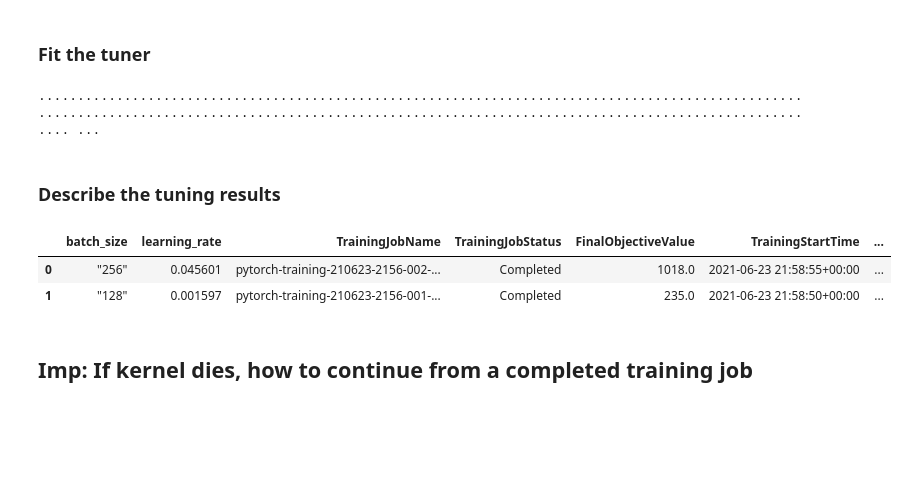
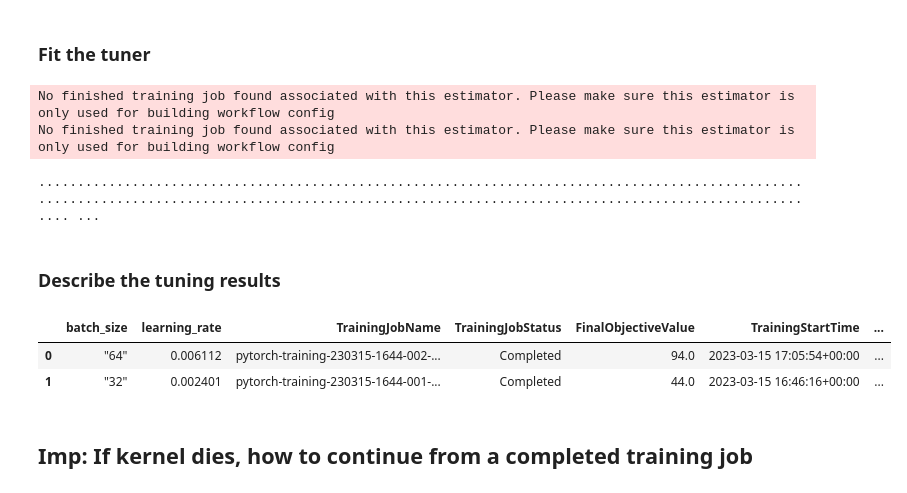
Before and after one commit to DevikaLak/Operationalizing-ML-in-AWS, a Jupyter notebook: train_and_deploy-solution.ipynb, the cells around one changed output. Saved outputs shown, nothing was run; the diff lists cells and outputs as text; code cells hidden in the pictures; blank space fills up the shorter version.

```diff
--- a/train_and_deploy-solution.ipynb
+++ b/train_and_deploy-solution.ipynb
@@ -58,25 +58,27 @@ tuner = HyperparameterTuner(
 # %% [markdown]
 <h3>Fit the tuner</h3>
 # %%
-os.environ['SM_CHANNEL_TRAINING']='s3://udacitysolution/'
-os.environ['SM_MODEL_DIR']='s3://udacitysolution/model/'
-os.environ['SM_OUTPUT_DATA_DIR']='s3://udacitysolution/output/'
-tuner.fit({"training": "s3://udacitysolution/"})
+os.environ['SM_CHANNEL_TRAINING']='s3://operationalizing-ml/'
+os.environ['SM_MODEL_DIR']='s3://operationalizing-ml/model/'
+os.environ['SM_OUTPUT_DATA_DIR']='s3://operationalizing-ml/output/'
+tuner.fit({"training": "s3://operationalizing-ml/"})
 # %% [output]
-........................................................................................................................................................................................................ ...
+No finished training job found associated with this estimator. Please make sure this estimator is only used for building workflow config
+No finished training job found associated with this estimator. Please make sure this estimator is only used for building workflow config
+........................................................................................................................................................................................................ ...
 # %% [markdown]
 <h3>Describe the tuning results</h3>
 # %%
 exp = HyperparameterTuningJobAnalytics(
-  hyperparameter_tuning_job_name='pytorch-training-210623-2156')
+  hyperparameter_tuning_job_name='pytorch-training-230315-1644')
 
 jobs = exp.dataframe()
 
 jobs.sort_values('FinalObjectiveValue', ascending=0)
 # %% [output]
 |  | batch_size | learning_rate | TrainingJobName | TrainingJobStatus | FinalObjectiveValue | TrainingStartTime | ... |
-| 0 | "256" | 0.045601 | pytorch-training-210623-2156-002-... | Completed | 1018.0 | 2021-06-23 21:58:55+00:00 | ... |
-| 1 | "128" | 0.001597 | pytorch-training-210623-2156-001-... | Completed | 235.0 | 2021-06-23 21:58:50+00:00 | ... |
+| 0 | "64" | 0.006112 | pytorch-training-230315-1644-002-... | Completed | 94.0 | 2023-03-15 17:05:54+00:00 | ... |
+| 1 | "32" | 0.002401 | pytorch-training-230315-1644-001-... | Completed | 44.0 | 2023-03-15 16:46:16+00:00 | ... |
 # %% [markdown]
 ## Imp: If kernel dies, how to continue from a completed training job
 # %%
```
Also changed, not shown: parts of 16 cells of this notebook.
